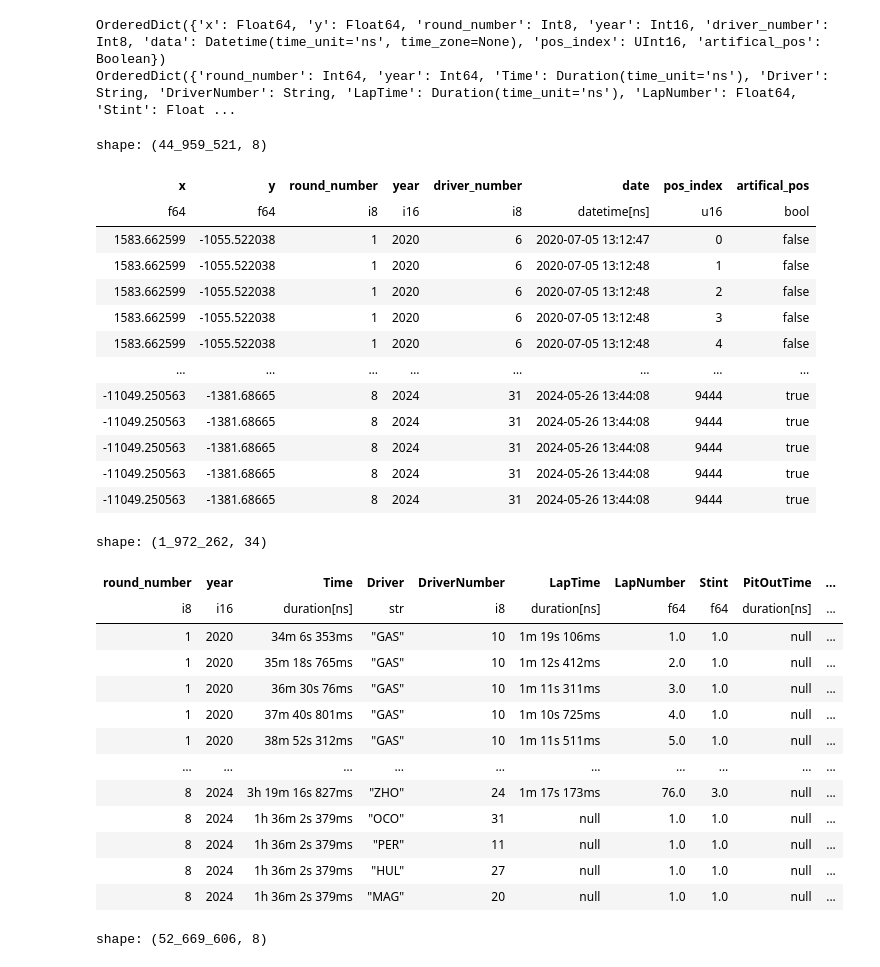
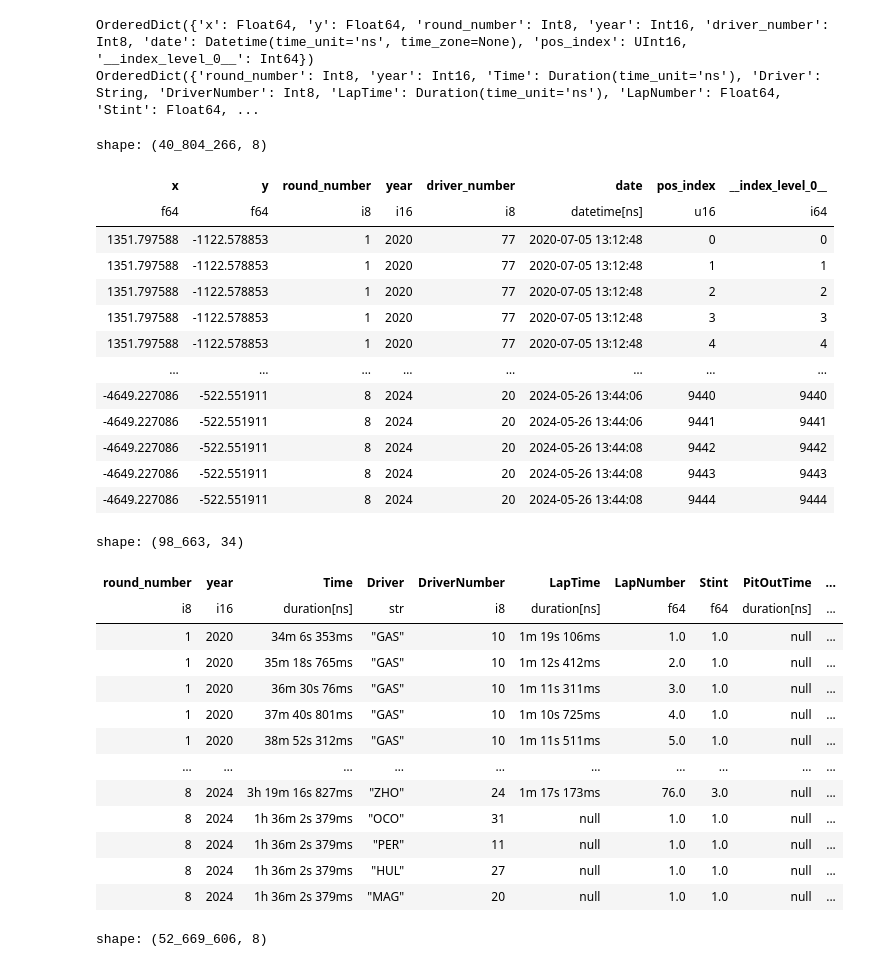
Before and after one commit to olesasha/InfoViz, a Jupyter notebook: E3/Notebooks/join_laps_and_pos.ipynb, the cells around one changed output. Cells and saved outputs as stored; diff of their text form; code cells hidden in the pictures.

```diff
--- a/E3/Notebooks/join_laps_and_pos.ipynb
+++ b/E3/Notebooks/join_laps_and_pos.ipynb
@@ -3,38 +3,37 @@ import polars as pl
 from polars import col as c
 import datetime as dt
 # %%
-race_data = pl.scan_parquet("./static/data/race_data.parquet")
-lap_data = pl.scan_parquet("./static/data/all_laps.parquet")
+race_data = pl.scan_parquet("../static/data/race_data_new.parquet")
+lap_data = pl.scan_parquet("../static/data/all_laps.parquet")
 # %%
 print(race_data.schema)
 print(lap_data.schema)
 # %% [output]
-OrderedDict({'x': Float64, 'y': Float64, 'round_number': Int8, 'year': Int16, 'driver_number': Int8, 'data': Datetime(time_unit='ns', time_zone=None), 'pos_index': UInt16, 'artifical_pos': Boolean})
-OrderedDict({'round_number': Int64, 'year': Int64, 'Time': Duration(time_unit='ns'), 'Driver': String, 'DriverNumber': String, 'LapTime': Duration(time_unit='ns'), 'LapNumber': Float64, 'Stint': Float ...
+OrderedDict({'x': Float64, 'y': Float64, 'round_number': Int8, 'year': Int16, 'driver_number': Int8, 'date': Datetime(time_unit='ns', time_zone=None), 'pos_index': UInt16, '__index_level_0__': Int64})
+OrderedDict({'round_number': Int8, 'year': Int16, 'Time': Duration(time_unit='ns'), 'Driver': String, 'DriverNumber': Int8, 'LapTime': Duration(time_unit='ns'), 'LapNumber': Float64, 'Stint': Float64, ...
 # %%
-race_data = race_data.rename({"data":"date"})
-race_data = race_data.with_columns(c("date").dt.round("1s")).collect()
+race_data = race_data.with_columns(c("date").dt.round("4s")).collect()
 race_data
 # %% [output]
-shape: (44_959_521, 8)
+shape: (40_804_266, 8)
-| x | y | round_number | year | driver_number | date | pos_index | artifical_pos |
-| f64 | f64 | i8 | i16 | i8 | datetime[ns] | u16 | bool |
-| 1583.662599 | -1055.522038 | 1 | 2020 | 6 | 2020-07-05 13:12:47 | 0 | false |
-| 1583.662599 | -1055.522038 | 1 | 2020 | 6 | 2020-07-05 13:12:48 | 1 | false |
-| 1583.662599 | -1055.522038 | 1 | 2020 | 6 | 2020-07-05 13:12:48 | 2 | false |
-| 1583.662599 | -1055.522038 | 1 | 2020 | 6 | 2020-07-05 13:12:48 | 3 | false |
-| 1583.662599 | -1055.522038 | 1 | 2020 | 6 | 2020-07-05 13:12:48 | 4 | false |
+| x | y | round_number | year | driver_number | date | pos_index | __index_level_0__ |
+| f64 | f64 | i8 | i16 | i8 | datetime[ns] | u16 | i64 |
+| 1351.797588 | -1122.578853 | 1 | 2020 | 77 | 2020-07-05 13:12:48 | 0 | 0 |
+| 1351.797588 | -1122.578853 | 1 | 2020 | 77 | 2020-07-05 13:12:48 | 1 | 1 |
+| 1351.797588 | -1122.578853 | 1 | 2020 | 77 | 2020-07-05 13:12:48 | 2 | 2 |
+| 1351.797588 | -1122.578853 | 1 | 2020 | 77 | 2020-07-05 13:12:48 | 3 | 3 |
+| 1351.797588 | -1122.578853 | 1 | 2020 | 77 | 2020-07-05 13:12:48 | 4 | 4 |
 | … | … | … | … | … | … | … | … |
-| -11049.250563 | -1381.68665 | 8 | 2024 | 31 | 2024-05-26 13:44:08 | 9444 | true |
-| -11049.250563 | -1381.68665 | 8 | 2024 | 31 | 2024-05-26 13:44:08 | 9444 | true |
-| -11049.250563 | -1381.68665 | 8 | 2024 | 31 | 2024-05-26 13:44:08 | 9444 | true |
-| -11049.250563 | -1381.68665 | 8 | 2024 | 31 | 2024-05-26 13:44:08 | 9444 | true |
-| -11049.250563 | -1381.68665 | 8 | 2024 | 31 | 2024-05-26 13:44:08 | 9444 | true |
+| -4649.227086 | -522.551911 | 8 | 2024 | 20 | 2024-05-26 13:44:06 | 9440 | 9440 |
+| -4649.227086 | -522.551911 | 8 | 2024 | 20 | 2024-05-26 13:44:06 | 9441 | 9441 |
+| -4649.227086 | -522.551911 | 8 | 2024 | 20 | 2024-05-26 13:44:08 | 9442 | 9442 |
+| -4649.227086 | -522.551911 | 8 | 2024 | 20 | 2024-05-26 13:44:08 | 9443 | 9443 |
+| -4649.227086 | -522.551911 | 8 | 2024 | 20 | 2024-05-26 13:44:08 | 9444 | 9444 |
 # %%
 lap_data = lap_data.with_columns(c("year").cast(pl.Int16), c("round_number").cast(pl.Int8),c("DriverNumber").cast(pl.Int8), c("LapStartDate").dt.round("1s")).collect()
 lap_data
 # %% [output]
-shape: (1_972_262, 34)
+shape: (98_663, 34)
 | round_number | year | Time | Driver | DriverNumber | LapTime | LapNumber | Stint | PitOutTime | ... |
 | i8 | i16 | duration[ns] | str | i8 | duration[ns] | f64 | f64 | duration[ns] | ... |
 | 1 | 2020 | 34m 6s 353ms | "GAS" | 10 | 1m 19s 106ms | 1.0 | 1.0 | null | ... |
```
Also changed, not shown: 3 other files.
